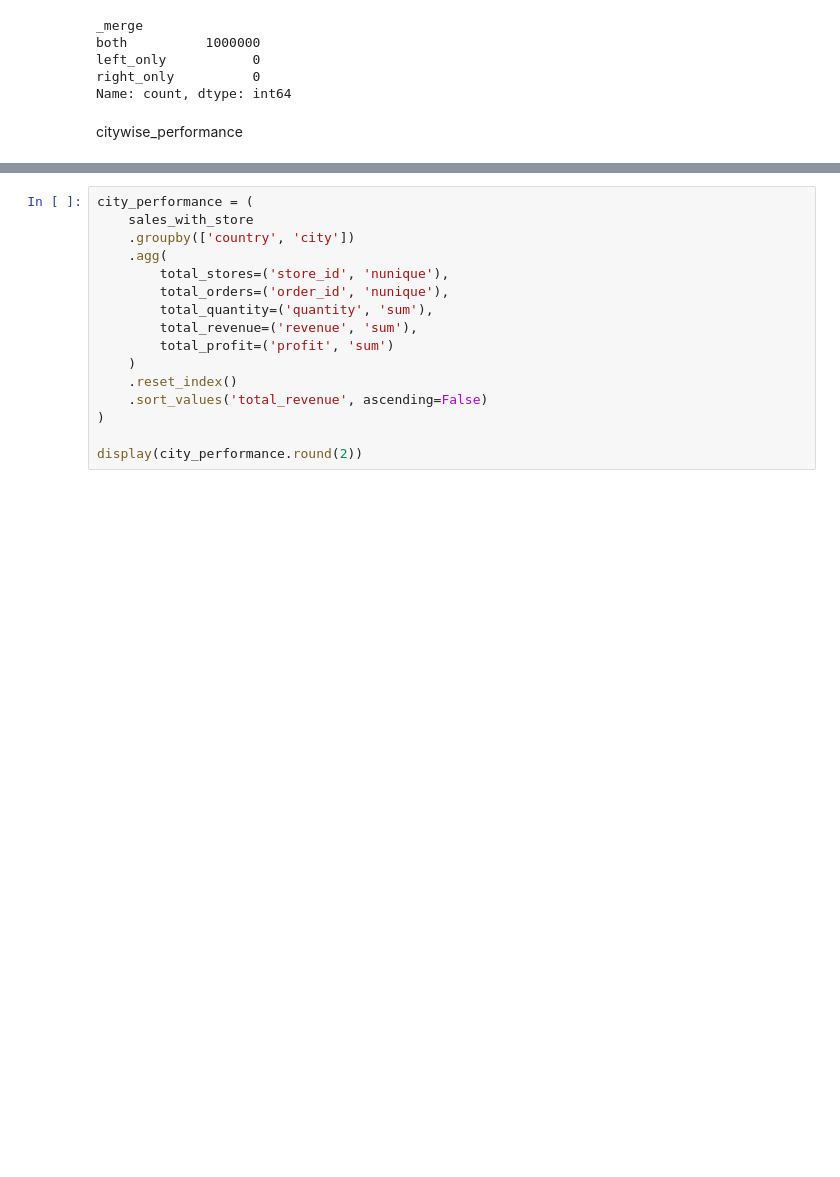
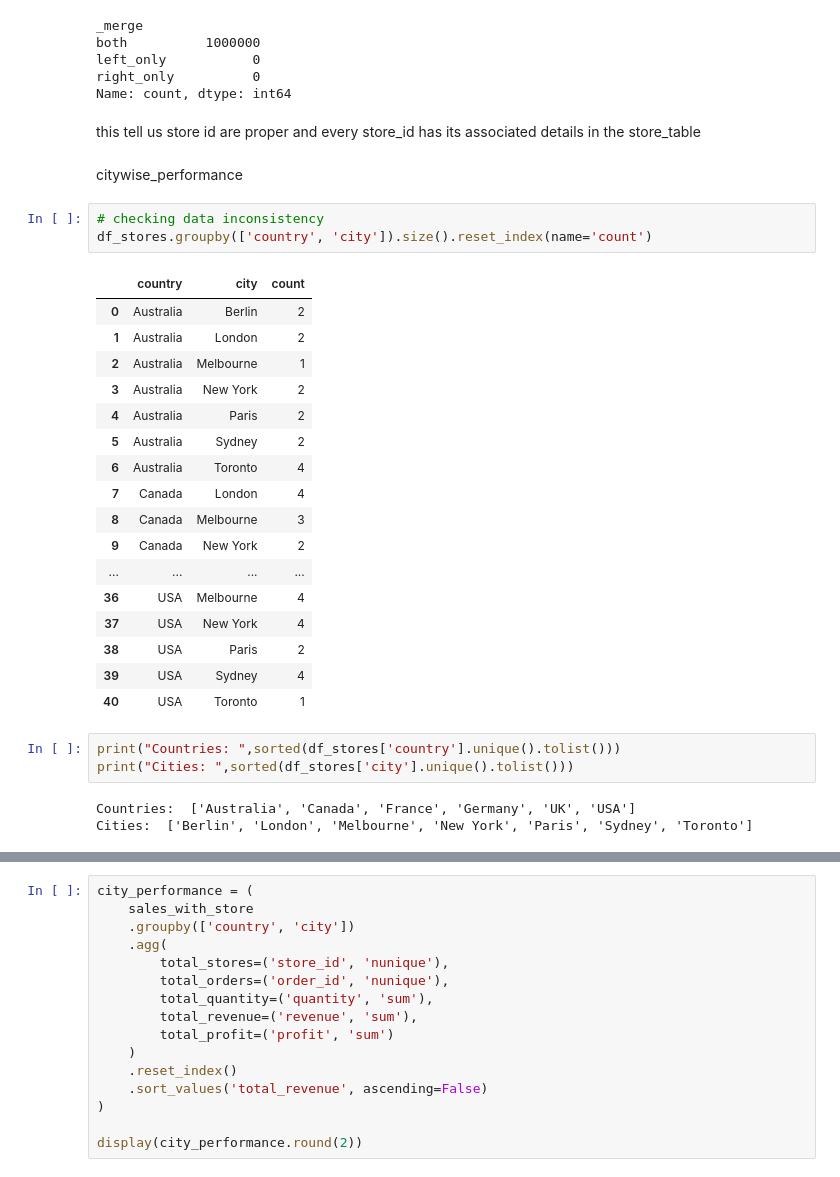
Before and after one commit to Devendra-afk/Retail_Stores_Analysis, a Jupyter notebook: python/notebooks/01_sales_eda.ipynb, the cells around one changed output, grey strips where cells are left out. Cells and saved outputs as stored; diff of their text form; blank space fills up the shorter version.

```diff
--- a/python/notebooks/01_sales_eda.ipynb
+++ b/python/notebooks/01_sales_eda.ipynb
@@ -1162,5 +1192,34 @@ both          1000000
 left_only           0
 right_only          0
 Name: count, dtype: int64
+# %% [markdown]
+this tell us store id are proper and every store_id has its associated details in the store_table
 # %% [markdown]
 citywise_performance
+# %%
+# checking data inconsistency
+df_stores.groupby(['country', 'city']).size().reset_index(name='count')
+# %% [output]
+|  | country | city | count |
+| 0 | Australia | Berlin | 2 |
+| 1 | Australia | London | 2 |
+| 2 | Australia | Melbourne | 1 |
+| 3 | Australia | New York | 2 |
+| 4 | Australia | Paris | 2 |
+| 5 | Australia | Sydney | 2 |
+| 6 | Australia | Toronto | 4 |
+| 7 | Canada | London | 4 |
+| 8 | Canada | Melbourne | 3 |
+| 9 | Canada | New York | 2 |
+| ... | ... | ... | ... |
+| 36 | USA | Melbourne | 4 |
+| 37 | USA | New York | 4 |
+| 38 | USA | Paris | 2 |
+| 39 | USA | Sydney | 4 |
+| 40 | USA | Toronto | 1 |
+# %%
+print("Countries: ",sorted(df_stores['country'].unique().tolist()))
+print("Cities: ",sorted(df_stores['city'].unique().tolist()))
+# %% [output]
+Countries:  ['Australia', 'Canada', 'France', 'Germany', 'UK', 'USA']
+Cities:  ['Berlin', 'London', 'Melbourne', 'New York', 'Paris', 'Sydney', 'Toronto']
```
Also changed, not shown: parts of 4 cells of this notebook.
